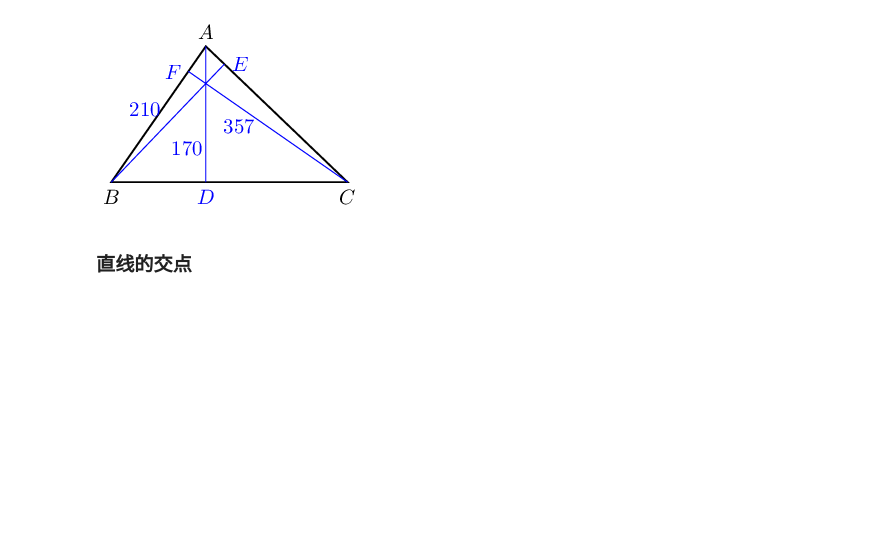
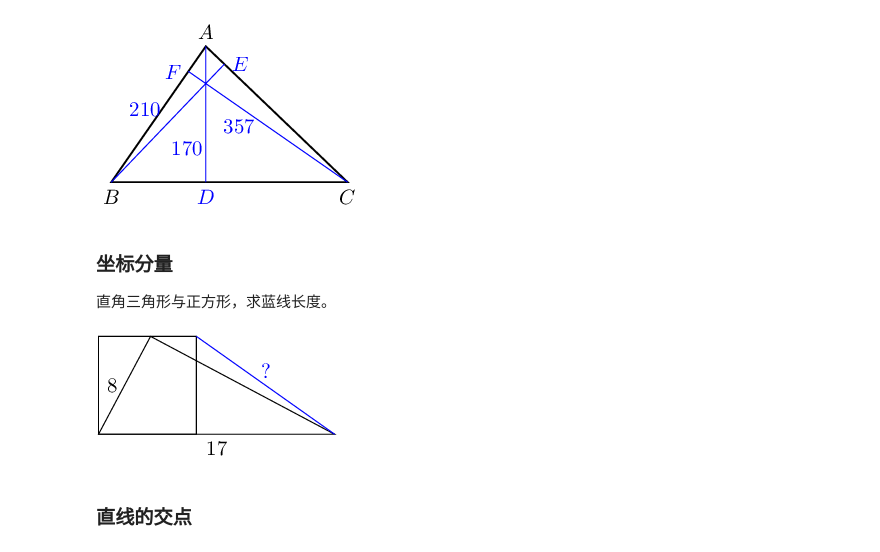
Before and after one commit to chenshuo/typeset, a Jupyter notebook: tikz-notes.ipynb, the cells around one changed output. Cells and saved outputs as stored; diff of their text form; code cells hidden in the pictures; blank space fills up the shorter version.

```diff
--- a/tikz-notes.ipynb
+++ b/tikz-notes.ipynb
@@ -154,6 +154,22 @@ Altitude lengths are 210, 170, 357. What is the perimeter?
   (C) -- ($(A)!(C)!(B)$) coordinate (F) node [left] {$F$} node [midway, left=3pt] {357};
 # %% [output]
 [figure]
+# %% [markdown]
+### 坐标分量
+
+直角三角形与正方形，求蓝线长度。
+# %%
+%%tikz -l calc
+
+\draw (62:1) coordinate (B1)
+  (0, 0) coordinate (B)
+  -- (4, 0) coordinate (C) node [midway, below] {17}
+  -- ($(B)!(C)!(B1)$) coordinate (A) -- cycle node [midway,left] {8};
+
+\draw let \p1 = (A) in (B) rectangle (\y1, \y1) coordinate (D);
+\draw [blue] (C) -- (D) node [midway,above] {?};
+# %% [output]
+[figure, added]
 # %% [markdown]
 ### 直线的交点
 # %%
```
Also changed, not shown: parts of 3 cells of this notebook.
